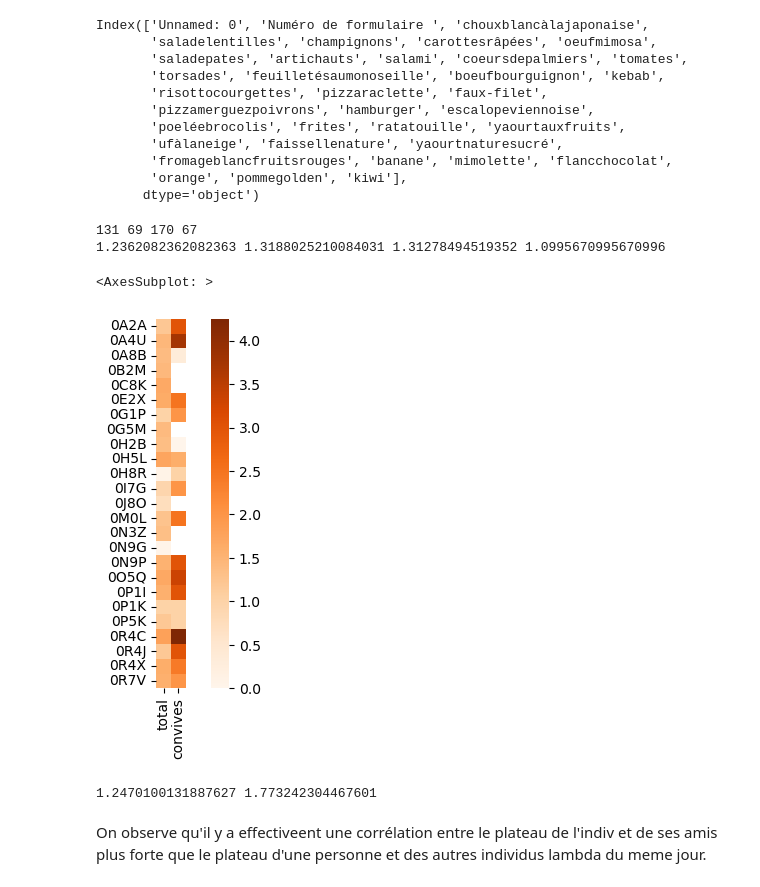
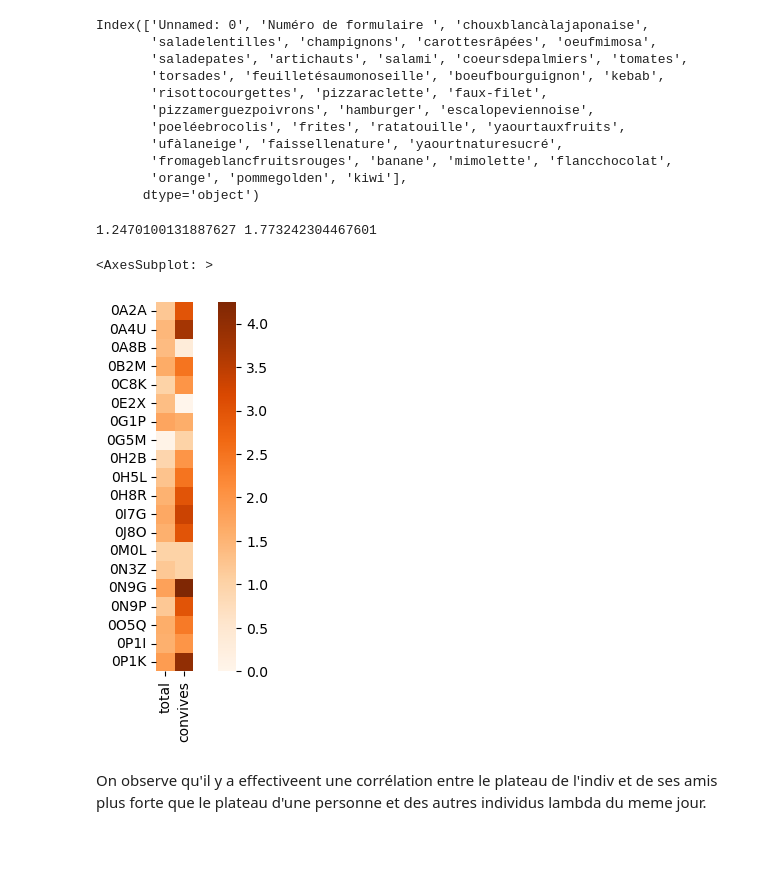
Before and after one commit to hippolyte456/Projet_MIChoCo, a Jupyter notebook: analyse/correlation_hélène.ipynb, the cells around one changed output. Saved outputs shown, nothing was run; the diff lists cells and outputs as text; code cells hidden in the pictures; blank space fills up the shorter version.

Commit message:
correlation fini

```diff
--- a/analyse/correlation_hélène.ipynb
+++ b/analyse/correlation_hélène.ipynb
@@ -126,24 +121,16 @@ for i, n_form in enumerate(merged['index']):
-# %%
-print(len(nf_oct_21), len(nf_oct_22), len(nf_oct_28), len(nf_oct_29))
-print(np.array(moy_nf_oct_21).mean(), np.array(moy_nf_oct_22).mean(), np.array(moy_nf_oct_28).mean(), np.array(moy_nf_oct_29).mean())
-# %% [output]
-131 69 170 67
-1.2362082362082363 1.3188025210084031 1.31278494519352 1.0995670995670996
-# %%
-sns.heatmap(distances[['corr_tot', 'corr_convives']][0:25], cmap = 'Oranges', square=True, yticklabels=distances['individu'][0:25], xticklabels=['total', 'convives'])
-# %% [output]
-<AxesSubplot: >
-[figure, removed]
 # %%
-# On va calculer la moyenne des corremations entre les plateaux des amis et les plateaux des individus totaux.
-# Pour mieux faire apparaitre notre signal, il faut enlever les 'NaN' --> ceux qui ont magé tous euls et à qui on a attribué
-# la valeur 0
+# On va calculer la moyenne des correlations entre les plateaux des amis et les plateaux des individus totaux.
+# Pour mieux faire apparaitre notre signal, il faut enlever les 'NaN' --> ceux qui ont mangé tous seuls et à qui
+# on a attribué la valeur Nan
 
-mean_tot = distances['corr_tot'].mean()
-mean_convives = distances['corr_convives'].mean(skipna = True)
-
+mean_tot = corr['corr_tot'].mean()
+mean_convives = corr['corr_convives'].mean(skipna = True)
 print(mean_tot, mean_convives)
+table = corr[['corr_tot', 'corr_convives']].dropna(how='any')
+sns.heatmap(table[0:20], cmap = 'Oranges', square=True, yticklabels=corr['individu'][0:20], xticklabels=['total', 'convives'])
 # %% [output]
 1.2470100131887627 1.773242304467601
+<AxesSubplot: >
+[figure, added]
 # %% [markdown]
 On observe qu'il y a effectiveent une corrélation entre le plateau de l'indiv et de ses amis plus forte que le plateau d'une personne et des autres individus lambda du meme jour.
```
Also changed, not shown: parts of 4 cells of this notebook.
